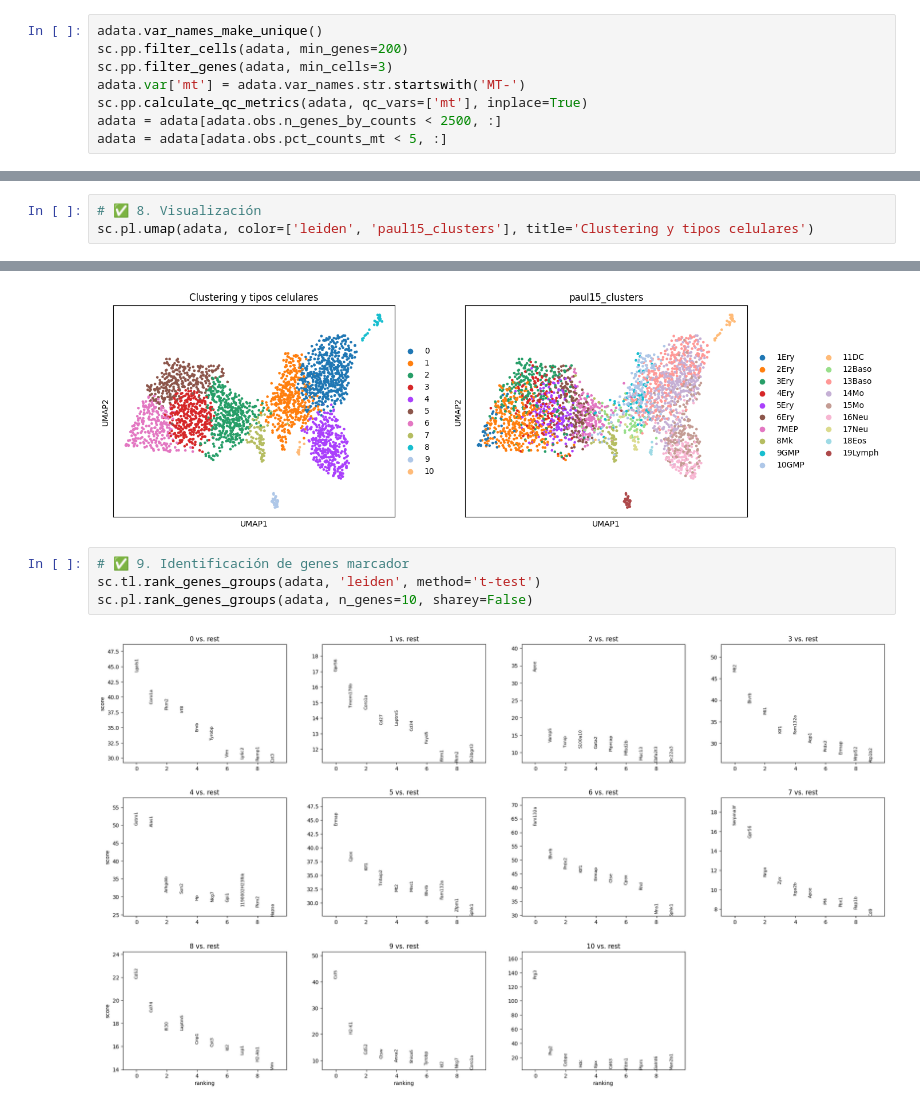
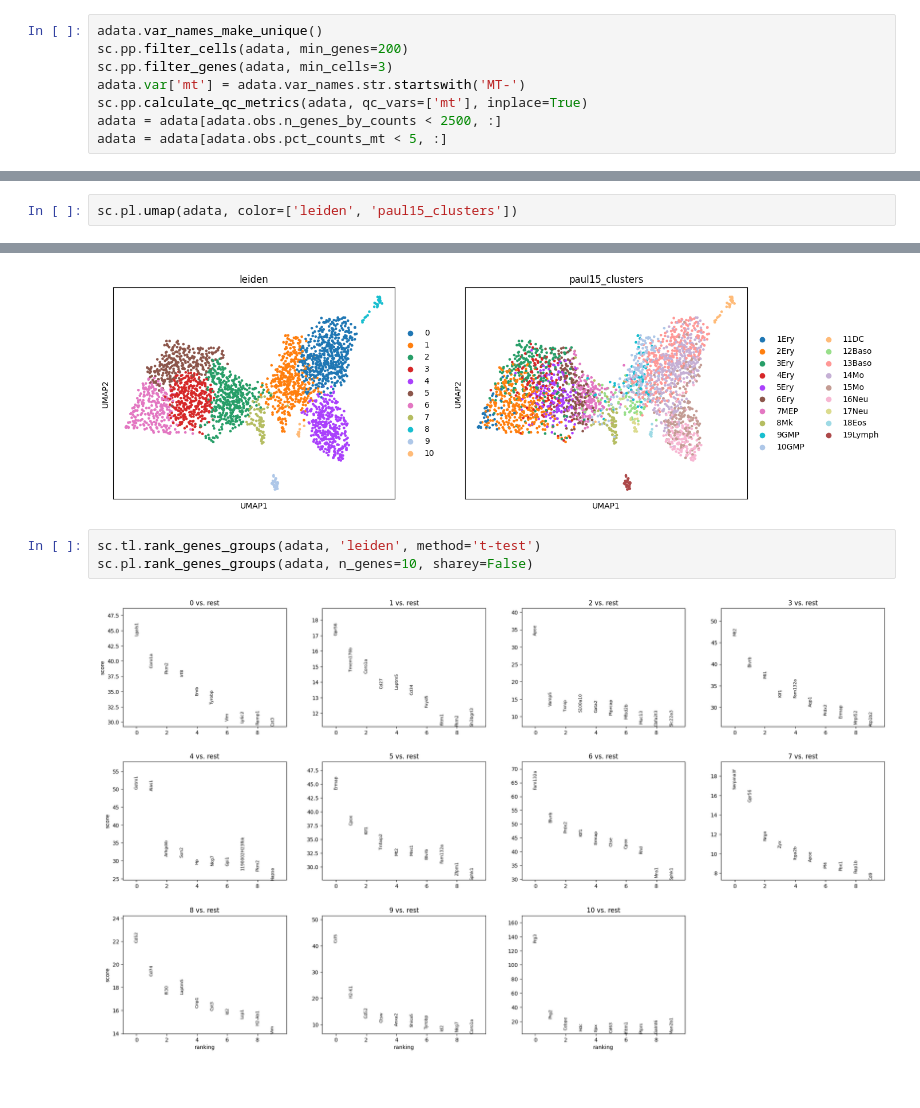
Before and after one commit to sergiolitwiniuk85/singleCell, a Jupyter notebook: singlecell_scanpy_paul15.ipynb, the cells around one changed output, grey strips where cells are left out. Drawn from its saved outputs; the diff is of its cells as text.

```diff
--- a/singlecell_scanpy_paul15.ipynb
+++ b/singlecell_scanpy_paul15.ipynb
@@ -65,4 +62,3 @@ sc.tl.leiden(adata)
 # %%
-# ✅ 8. Visualización
-sc.pl.umap(adata, color=['leiden', 'paul15_clusters'], title='Clustering y tipos celulares')
+sc.pl.umap(adata, color=['leiden', 'paul15_clusters'])
 # %% [output]
@@ -70,6 +65,5 @@ WARNING: The title list is shorter than the number of panels. Using 'color' valu
-[figure, old version]
+[figure, new version]
 # %%
-# ✅ 9. Identificación de genes marcador
 sc.tl.rank_genes_groups(adata, 'leiden', method='t-test')
 sc.pl.rank_genes_groups(adata, n_genes=10, sharey=False)
 # %% [output]
```
Also changed, not shown: parts of 5 cells of this notebook.
